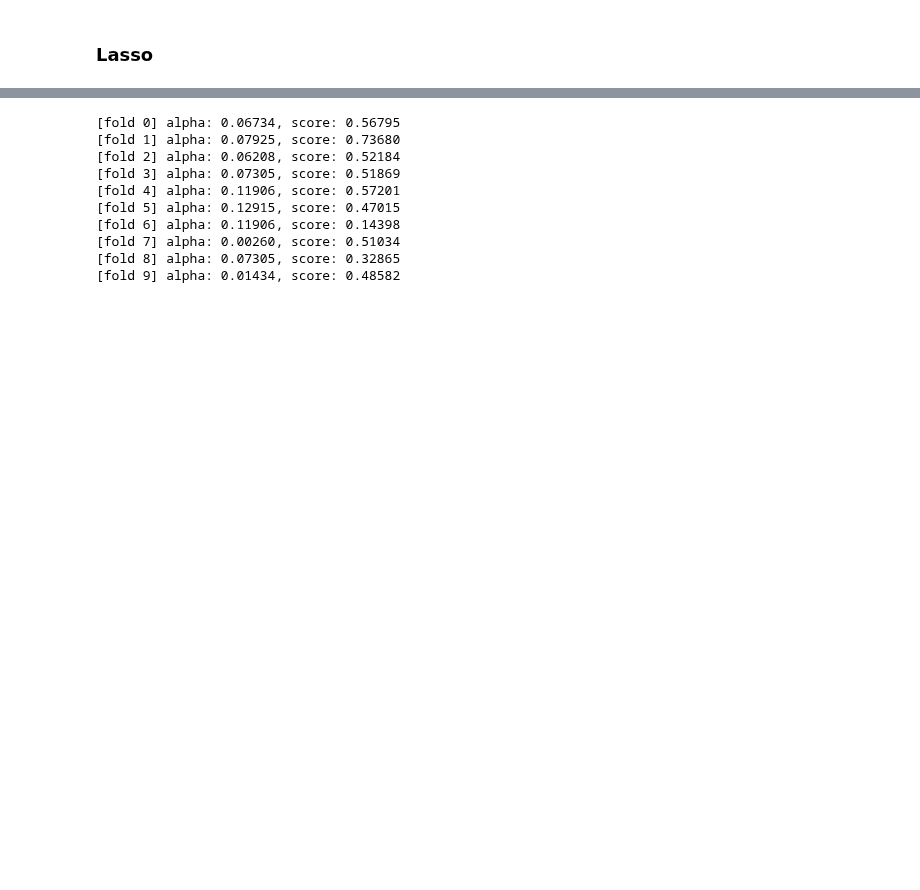
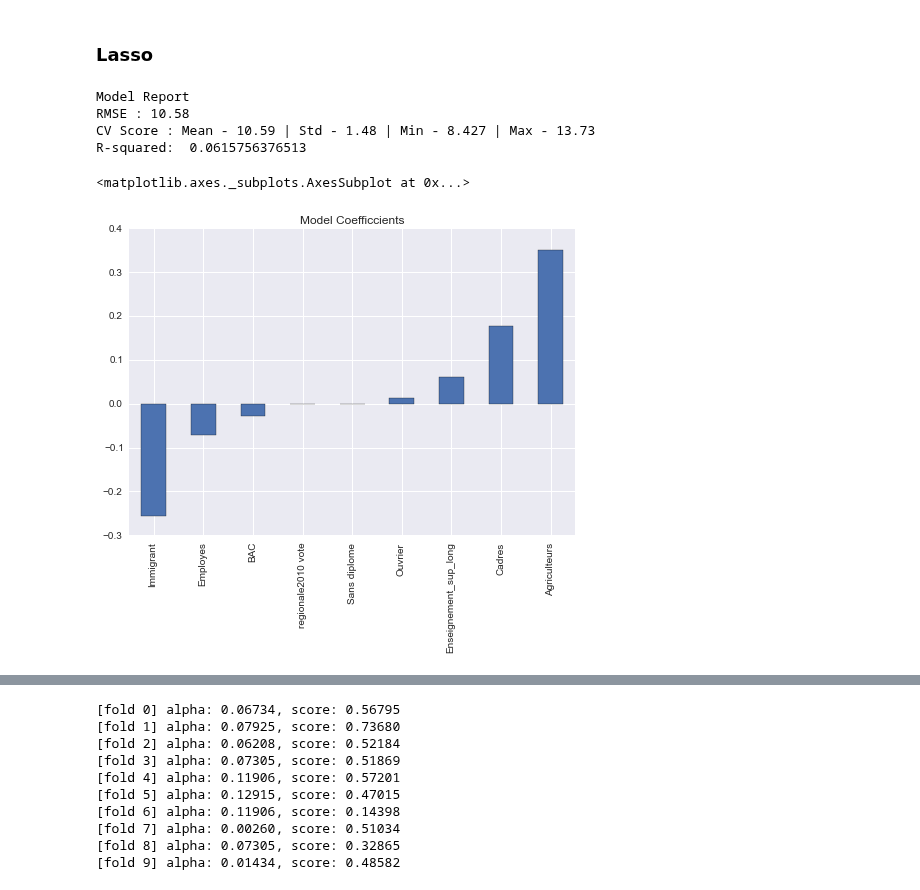
Before and after one commit to du-phan/Electoral-Analysis, a Jupyter notebook: data_analysis.ipynb, the cells around one changed output, grey strips where cells are left out. Cells and saved outputs as stored; diff of their text form; code cells hidden in the pictures; blank space fills up the shorter version.

```diff
--- a/data_analysis.ipynb
+++ b/data_analysis.ipynb
@@ -400,4 +420,16 @@ R-squared:  0.61172321483
 # %% [markdown]
 ### Lasso
+# %%
+lasso_regression = Lasso(alpha = .001, normalize=True)
+modelfit(lasso_regression, left, predictors, target)
+coef1 = pd.Series(lasso_regression.coef_, predictors).sort_values()
+coef1.plot(kind='bar', title='Model Coefficcients')
+# %% [output]
+Model Report
+RMSE : 10.58
+CV Score : Mean - 10.59 | Std - 1.48 | Min - 8.427 | Max - 13.73
+R-squared:  0.0615756376513
+<matplotlib.axes._subplots.AxesSubplot at 0x...>
+[figure, added]
 # %%
 lasso_regression = Lasso(alpha = .001, normalize=True)
```
Also changed, not shown: parts of 13 cells of this notebook.
